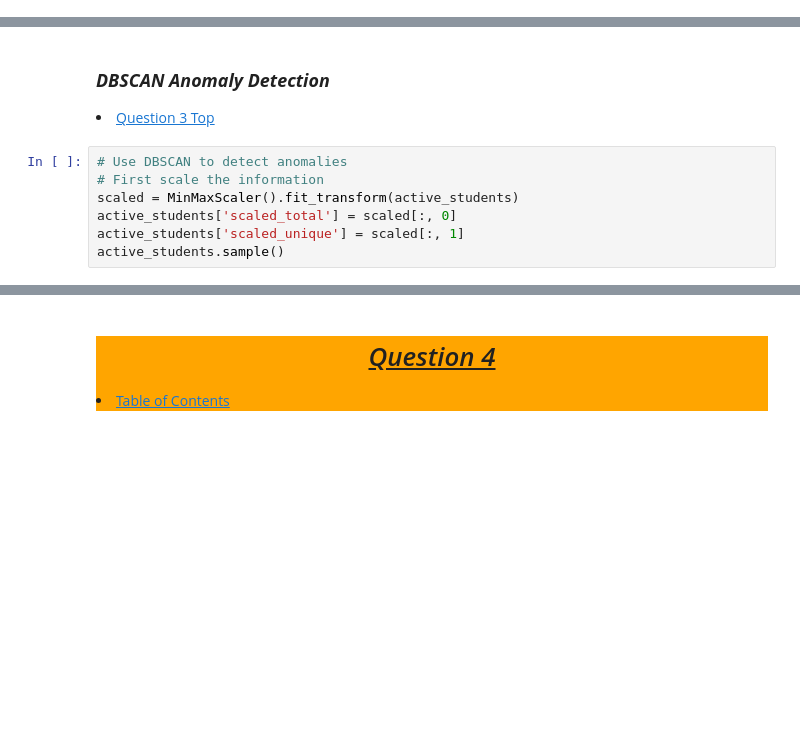
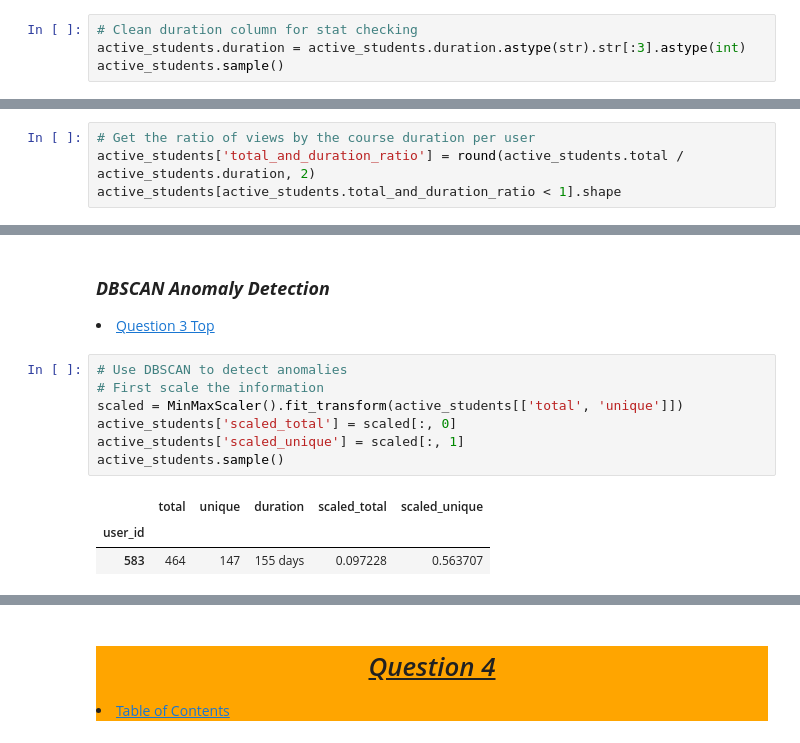
Before and after one commit to Jared-Wood135/anomaly-detection-exercises, a Jupyter notebook: explore.ipynb, the cells around one changed output, grey strips where cells are left out. Cells and saved outputs as stored; diff of their text form; blank space fills up the shorter version.

```diff
--- a/explore.ipynb
+++ b/explore.ipynb
@@ -278,0 +270,4 @@ NameError: name 'active_studentsactive_students' is not defined
+# %%
+# Clean duration column for stat checking
+active_students.duration = active_students.duration.astype(str).str[:3].astype(int)
+active_students.sample()
@@ -278,0 +278,4 @@ NameError: name 'active_studentsactive_students' is not defined
+# %%
+# Get the ratio of views by the course duration per user
+active_students['total_and_duration_ratio'] = round(active_students.total / active_students.duration, 2)
+active_students[active_students.total_and_duration_ratio < 1].shape
@@ -287,10 +302,14 @@ NameError: name 'active_studentsactive_students' is not defined
 # %%
 # Use DBSCAN to detect anomalies
 # First scale the information
-scaled = MinMaxScaler().fit_transform(active_students)
+scaled = MinMaxScaler().fit_transform(active_students[['total', 'unique']])
 active_students['scaled_total'] = scaled[:, 0]
 active_students['scaled_unique'] = scaled[:, 1]
 active_students.sample()
+# %% [output]
+|  | total | unique | duration | scaled_total | scaled_unique |
+| user_id |  |  |  |  |  |
+| 583 | 464 | 147 | 155 days | 0.097228 | 0.563707 |
 # %%
 # Make, fit, and use DBSCAN
 d_clusts = DBSCAN(eps=0.1, min_samples=15)
```
Also changed, not shown: parts of 14 cells of this notebook.
